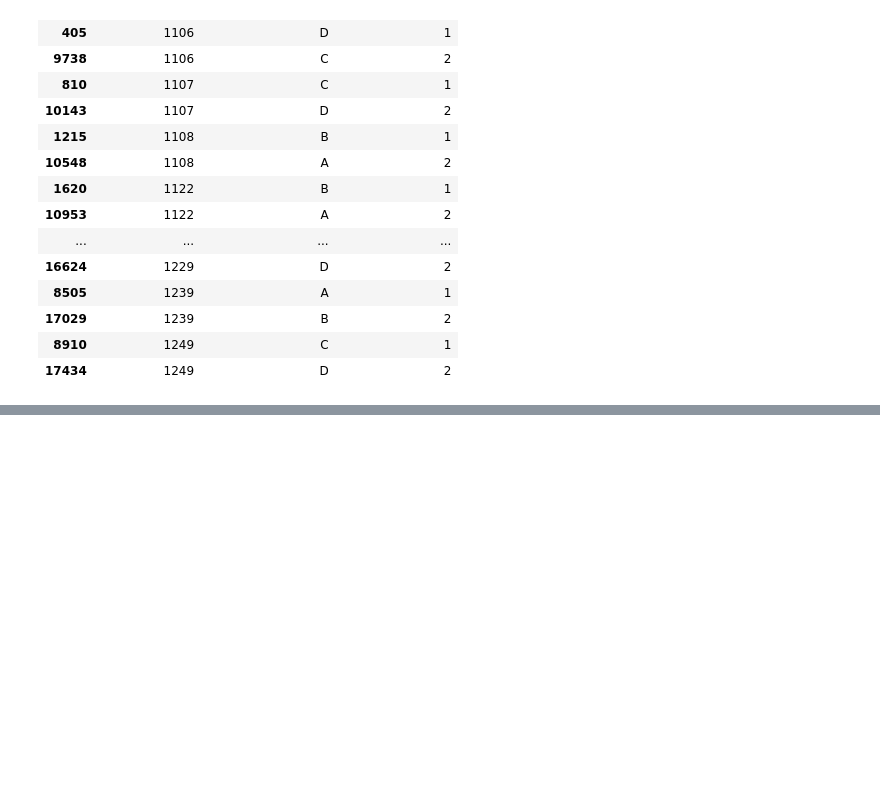
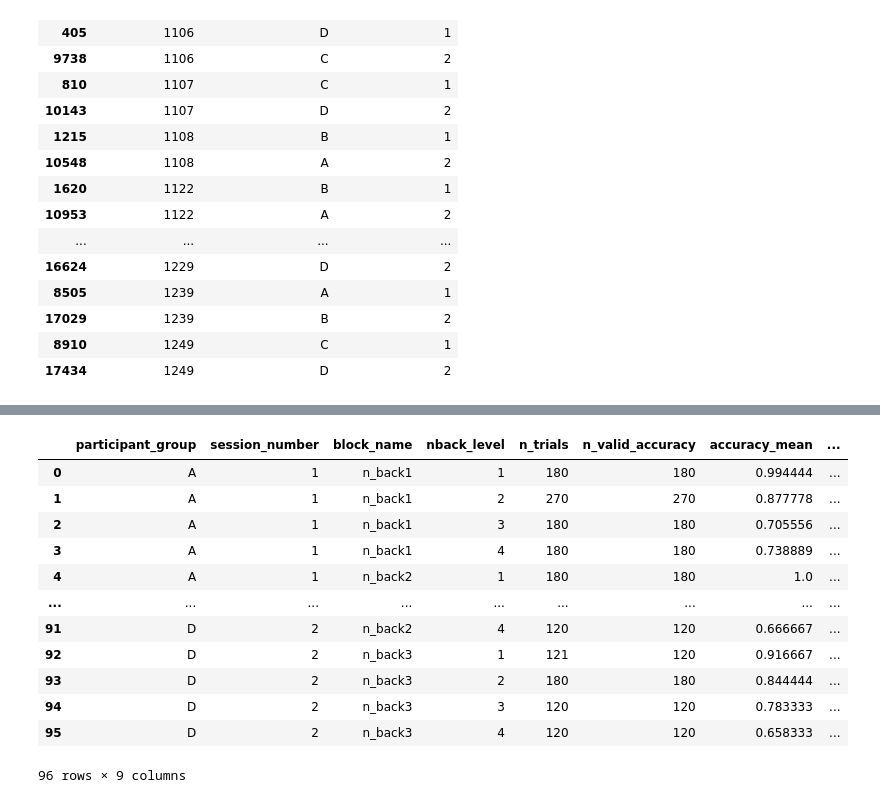
Before and after one commit to Neurocognitive-Engineering-Laboratory/experiment-crossover-emotion, a Jupyter notebook: notebooks/01_data_cleaning.ipynb, the cells around one changed output, grey strips where cells are left out. Drawn from its saved outputs; the diff is of its cells as text; code cells hidden in the pictures; blank space fills up the shorter version.

```diff
--- a/notebooks/01_data_cleaning.ipynb
+++ b/notebooks/01_data_cleaning.ipynb
@@ -927,0 +1055,10 @@ participant_sessions
+# %%
+from src.preprocessing import (
+    flag_reaction_times,
+)
+
+nback4 = flag_reaction_times(
+    nback4,
+    minimum_ms=cfg.RT_MIN_MS,
+    maximum_ms=cfg.RT_MAX_MS,
+)
@@ -927,0 +1138,36 @@ participant_sessions
+# %%
+audit_condition = (
+    nback4.groupby(
+        [
+            "participant_group",
+            "session_number",
+            "block_name",
+            "nback_level",
+        ],
+        dropna=False,
+    )
+    .agg(
+        n_trials=("accuracy", "size"),
+        n_valid_accuracy=("accuracy", "count"),
+        accuracy_mean=("accuracy", "mean"),
+        mean_rt=("reaction_time_ms", "mean"),
+        valid_rt=("rt_valid", "sum"),
+    )
+    .reset_index()
+)
+
+audit_condition
+# %% [output]
+|  | participant_group | session_number | block_name | nback_level | n_trials | n_valid_accuracy | accuracy_mean | ... |
+| 0 | A | 1 | n_back1 | 1 | 180 | 180 | 0.994444 | ... |
+| 1 | A | 1 | n_back1 | 2 | 270 | 270 | 0.877778 | ... |
+| 2 | A | 1 | n_back1 | 3 | 180 | 180 | 0.705556 | ... |
+| 3 | A | 1 | n_back1 | 4 | 180 | 180 | 0.738889 | ... |
+| 4 | A | 1 | n_back2 | 1 | 180 | 180 | 1.0 | ... |
+| ... | ... | ... | ... | ... | ... | ... | ... | ... |
+| 91 | D | 2 | n_back2 | 4 | 120 | 120 | 0.666667 | ... |
+| 92 | D | 2 | n_back3 | 1 | 121 | 120 | 0.916667 | ... |
+| 93 | D | 2 | n_back3 | 2 | 180 | 180 | 0.844444 | ... |
+| 94 | D | 2 | n_back3 | 3 | 120 | 120 | 0.783333 | ... |
+| 95 | D | 2 | n_back3 | 4 | 120 | 120 | 0.658333 | ... |
+96 rows × 9 columns
```
Also changed, not shown: parts of 32 cells of this notebook, 18 other files.
